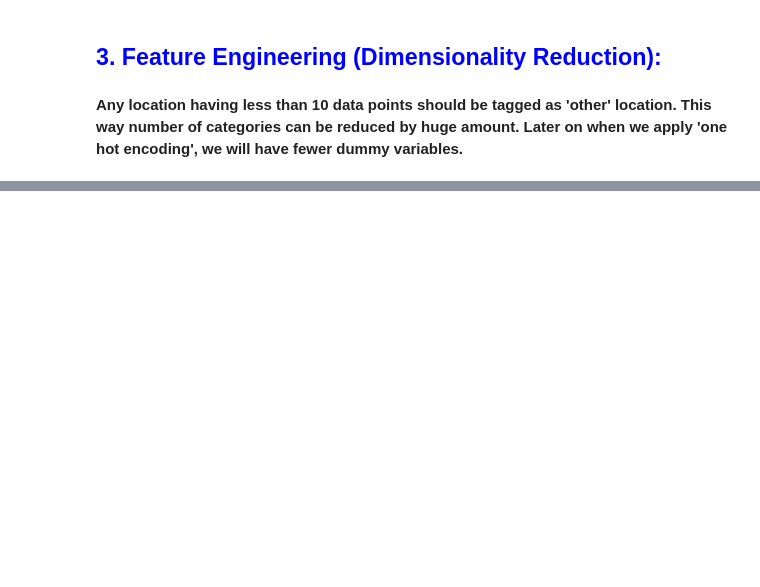
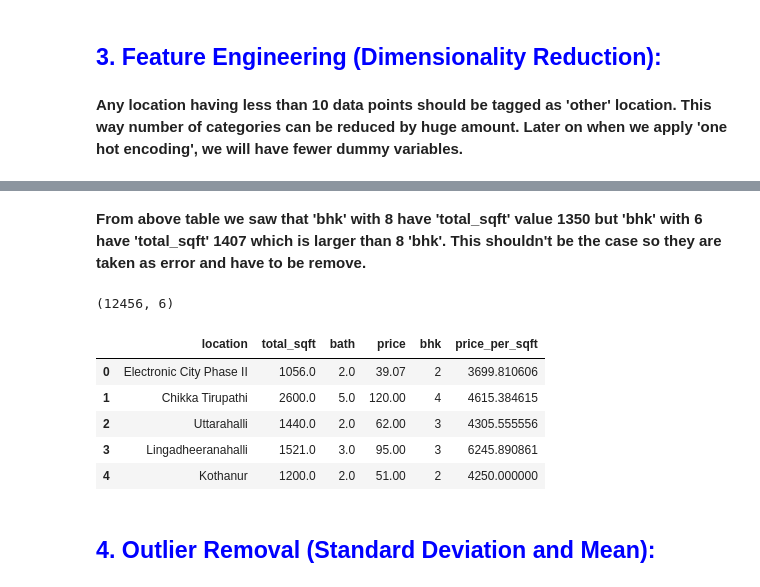
Before and after one commit to Mang-Khongsai/DataScience, a Jupyter notebook: real_estate_price_prediction/model/banagalore_home_prices_prediction_project.ipynb, the cells around one changed output, grey strips where cells are left out. Drawn from its saved outputs; the diff is of its cells as text; code cells hidden in the pictures; blank space fills up the shorter version.

```diff
--- a/real_estate_price_prediction/model/banagalore_home_prices_prediction_project.ipynb
+++ b/real_estate_price_prediction/model/banagalore_home_prices_prediction_project.ipynb
@@ -331,0 +348,16 @@ df6[df6['location']=='others'].head(3)
+# %% [markdown]
+**From above table we saw that 'bhk' with 8 have 'total_sqft' value 1350 but 'bhk' with 6 have 'total_sqft' 1407 which is larger than 8 'bhk'. This shouldn't be the case so they are taken as error and have to be remove.**
+# %%
+df8 = df7[(df7['total_sqft']/df7['bhk']) >= 300]
+print(df8.shape)
+df8.head()
+# %% [output]
+(12456, 6)
+|  | location | total_sqft | bath | price | bhk | price_per_sqft |
+| 0 | Electronic City Phase II | 1056.0 | 2.0 | 39.07 | 2 | 3699.810606 |
+| 1 | Chikka Tirupathi | 2600.0 | 5.0 | 120.00 | 4 | 4615.384615 |
+| 2 | Uttarahalli | 1440.0 | 2.0 | 62.00 | 3 | 4305.555556 |
+| 3 | Lingadheeranahalli | 1521.0 | 3.0 | 95.00 | 3 | 6245.890861 |
+| 4 | Kothanur | 1200.0 | 2.0 | 51.00 | 2 | 4250.000000 |
+# %% [markdown]
+<h2 style='color:blue'>4. Outlier Removal (Standard Deviation and Mean):</h2>
```
Also changed, not shown: parts of 20 cells of this notebook.
